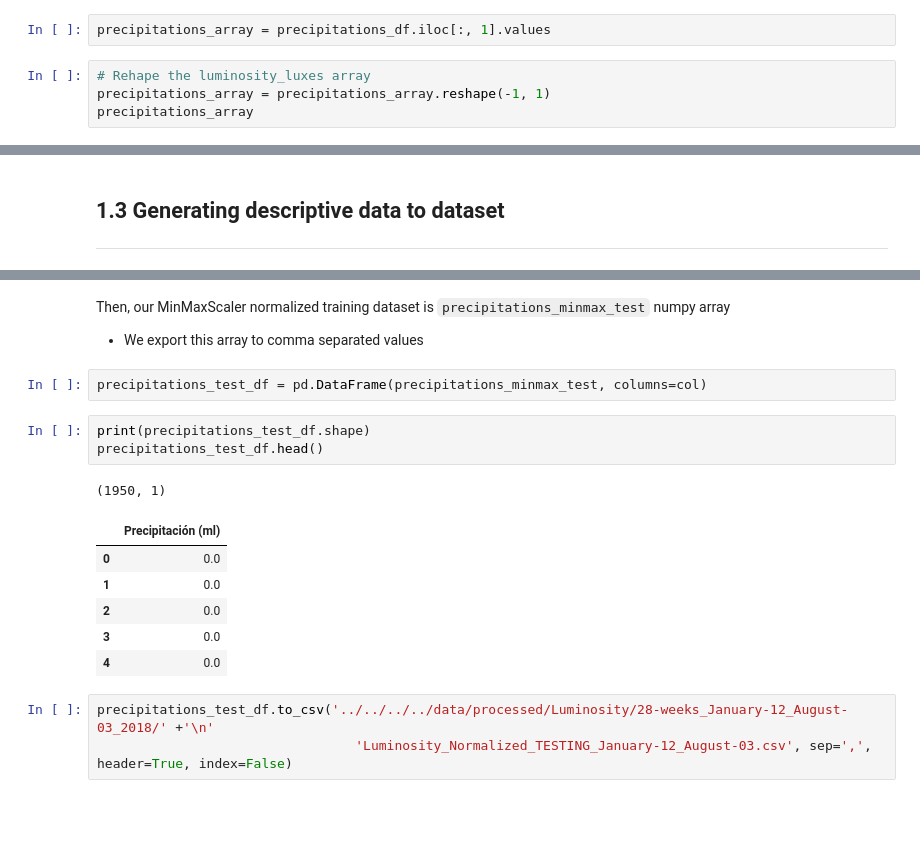
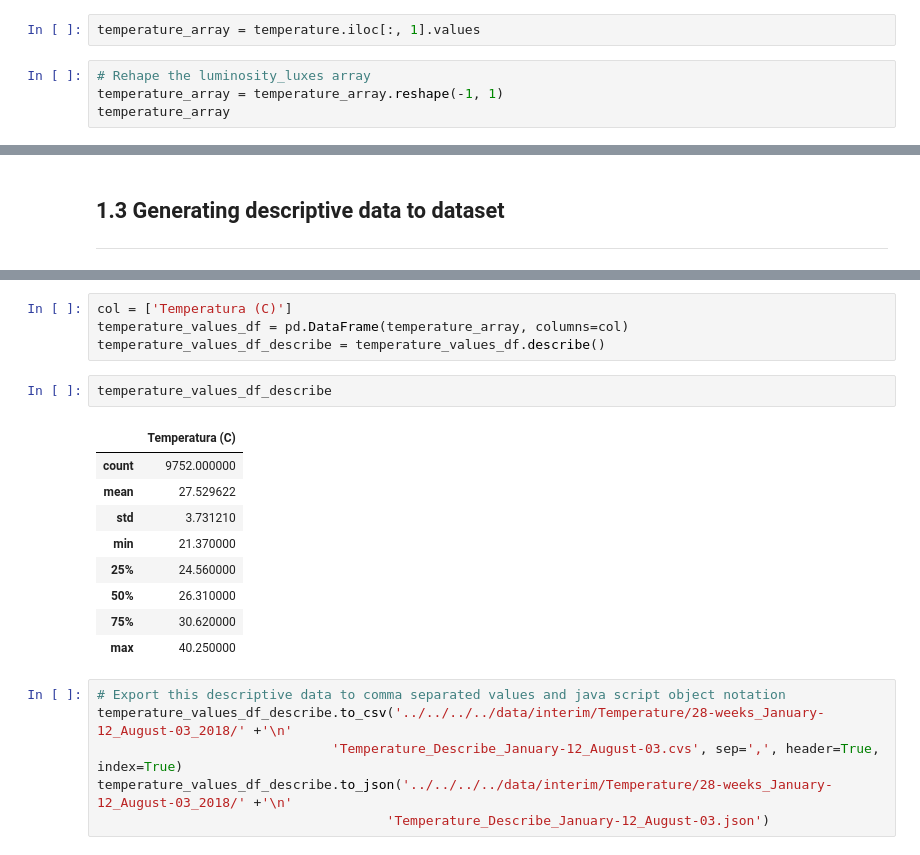
Before and after one commit to bgarcial/sioma_project, a Jupyter notebook: notebooks/pre-processing_data/Temperature/28-weeks_January-12_August-03_2018/01-bgarcial-temperature.ipynb, the cells around one changed output, grey strips where cells are left out. Cells and saved outputs as stored; diff of their text form; blank space fills up the shorter version.

```diff
--- a/notebooks/pre-processing_data/Precipitations/28-weeks_January-12_August-03_2018/precipitations.ipynb
+++ b/notebooks/pre-processing_data/Temperature/28-weeks_January-12_August-03_2018/01-bgarcial-temperature.ipynb
@@ -52,7 +52,7 @@ so we are only going to reference the values or samples of the column
 # %%
-precipitations_array = precipitations_df.iloc[:, 1].values
+temperature_array = temperature.iloc[:, 1].values
 # %%
 # Rehape the luminosity_luxes array
-precipitations_array = precipitations_array.reshape(-1, 1)
-precipitations_array
+temperature_array = temperature_array.reshape(-1, 1)
+temperature_array
 # %% [output]
@@ -380,20 +69,22 @@ Luminosity=1.0
-# %% [markdown]
-Then, our  MinMaxScaler normalized training dataset is `precipitations_minmax_test` numpy array
-
-- We export this array to comma separated values
-# %%
-precipitations_test_df = pd.DataFrame(precipitations_minmax_test, columns=col)
-# %%
-print(precipitations_test_df.shape)
-precipitations_test_df.head()
-# %% [output]
-(1950, 1)
-|  | Precipitación (ml) |
-| 0 | 0.0 |
-| 1 | 0.0 |
-| 2 | 0.0 |
-| 3 | 0.0 |
-| 4 | 0.0 |
-# %%
-precipitations_test_df.to_csv('../../../../data/processed/Luminosity/28-weeks_January-12_August-03_2018/' +'\n'
-                                 'Luminosity_Normalized_TESTING_January-12_August-03.csv', sep=',', header=True, index=False)
+# %%
+col = ['Temperatura (C)']
+temperature_values_df = pd.DataFrame(temperature_array, columns=col)
+temperature_values_df_describe = temperature_values_df.describe()
+# %%
+temperature_values_df_describe
+# %% [output]
+|  | Temperatura (C) |
+| count | 9752.000000 |
+| mean | 27.529622 |
+| std | 3.731210 |
+| min | 21.370000 |
+| 25% | 24.560000 |
+| 50% | 26.310000 |
+| 75% | 30.620000 |
+| max | 40.250000 |
+# %%
+# Export this descriptive data to comma separated values and java script object notation
+temperature_values_df_describe.to_csv('../../../../data/interim/Temperature/28-weeks_January-12_August-03_2018/' +'\n'
+                              'Temperature_Describe_January-12_August-03.cvs', sep=',', header=True, index=True)
+temperature_values_df_describe.to_json('../../../../data/interim/Temperature/28-weeks_January-12_August-03_2018/' +'\n'
+                                     'Temperature_Describe_January-12_August-03.json')
```
Also changed, not shown: parts of 72 cells of this notebook, 3 other files.
